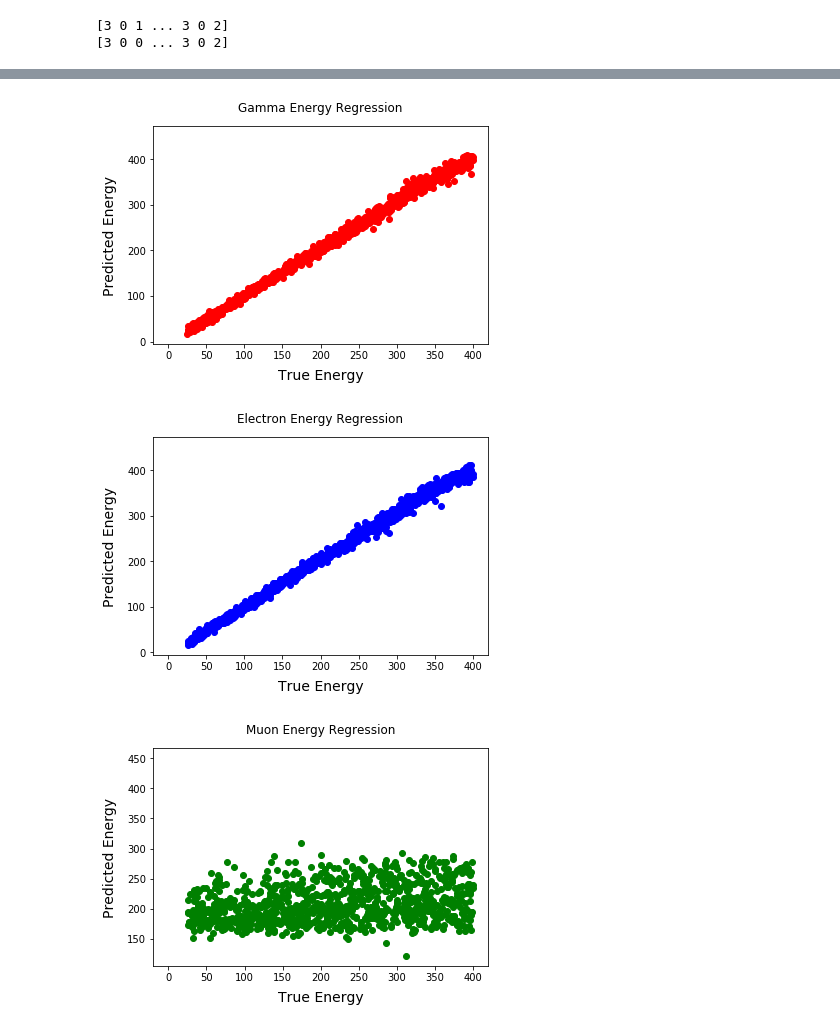
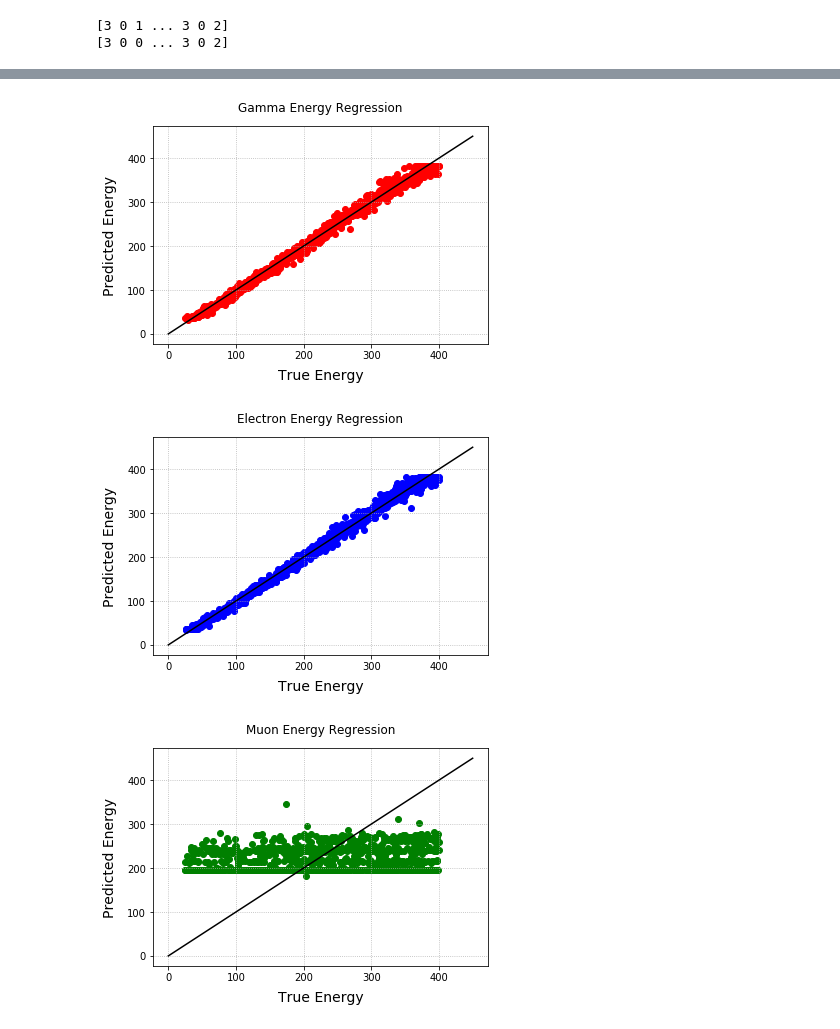
Before and after one commit to tonydp03/ParticleID, a Jupyter notebook: trainandplots.ipynb, the cells around one changed output, grey strips where cells are left out. Drawn from its saved outputs; the diff is of its cells as text; code cells hidden in the pictures.

Commit message:
updated train.py

```diff
--- a/trainandplots.ipynb
+++ b/trainandplots.ipynb
@@ -141,8 +141,9 @@ def full_model():
         dense_id = Dense(16, activation='relu', kernel_initializer='random_uniform', name='dense_id2')(dense_id)
         pid = Dense(classes, activation='softmax', kernel_initializer='random_uniform', name='pid_output')(dense_id)
 
-        dense_er = Dense(64, activation='relu', kernel_initializer='random_uniform', name='dense_er1')(dense)
-        dense_er = Dense(8, activation='relu', kernel_initializer='random_uniform', name='dense_er2')(dense_er)
+        dense_er = Dense(64, activation='sigmoid', kernel_initializer='random_uniform', name='dense_er1')(dense)
+        dense_er = Dense(16, activation='sigmoid', kernel_initializer='random_uniform', name='dense_er2')(dense_er)
+
         enreg = Dense(1, name='enreg_output')(dense_er)
 
         model = Model(inputs=input_img, outputs=[pid, enreg])
@@ -155,7 +156,7 @@ print('Creating model...')
 model = full_model()
 model.summary()
 
-history = model.fit(x_train, {'pid_output': pid_train, 'enreg_output': en_train_norm}, batch_size=batch_size, epochs=epochs, validation_split=0.1, callbacks=[EarlyStopping(monitor='val_loss', patience=10, verbose=1, restore_best_weights=True)], shuffle=True, verbose=1)
+history = model.fit(x_train, {'pid_output': pid_train, 'enreg_output': en_train_norm}, batch_size=batch_size, epochs=epochs, validation_split=0.1, callbacks=[EarlyStopping(monitor='val_loss', patience=5, verbose=1, restore_best_weights=True)], shuffle=True, verbose=1)
 history_save = pd.DataFrame(history.history).to_hdf(save_dir + history_name + ".h5", "history", append=False)
 # %% [output]
 Creating model...
@@ -331,38 +331,41 @@ Normalized confusion matrix
 #gamma's energy
 fig1 = plt.figure(1)
 plt.scatter(gamma_true_en, gamma_reco_en, color='red')
-plt.plot([0,0],[450,450], color="black", linestyle='solid')
 plt.title('Gamma Energy Regression', y=1.04)
 plt.xlabel('True Energy', labelpad=8, fontsize=14)
 plt.ylabel('Predicted Energy', labelpad=10, fontsize=14)
-plt.savefig(plotdir + 'gammaEn.png')
+plt.plot([0,450],[0,450], color='black')
+plt.grid(linestyle=':')
+# plt.savefig(plotdir + 'gammaEn.png')
 fig1.show()
 # %% [output]
-[figure, old version]
+[figure, new version]
 # %%
 #electron's energy
 fig2 = plt.figure(2)
 plt.scatter(electron_true_en, electron_reco_en, color='blue')
-plt.plot([0,0],[450,450], color="black", linestyle='-')
 plt.title('Electron Energy Regression', y=1.04)
 plt.xlabel('True Energy', labelpad=8, fontsize=14)
 plt.ylabel('Predicted Energy', labelpad=10, fontsize=14)
-plt.savefig(plotdir + 'electronEn.png')
+plt.plot([0,450],[0,450], color='black')
+plt.grid(linestyle=':')
+# plt.savefig(plotdir + 'electronEn.png')
 fig2.show()
 # %% [output]
-[figure, old version]
+[figure, new version]
 # %%
 #muon's energy
 fig3 = plt.figure(3)
 plt.scatter(muon_true_en, muon_reco_en, color='green')
-plt.plot([0,0],[450,450], color="black", linestyle='-')
 plt.title('Muon Energy Regression', y=1.04)
 plt.xlabel('True Energy', labelpad=8, fontsize=14)
 plt.ylabel('Predicted Energy', labelpad=10, fontsize=14)
-plt.savefig(plotdir + 'muonEn.png')
-fig1.show()
+plt.plot([0,450],[0,450], color='black')
+plt.grid(linestyle=':')
+# plt.savefig(plotdir + 'muonEn.png')
+fig3.show()
 # %% [output]
-[figure, old version]
+[figure, new version]
 # %%
 #pion_c's energy
 fig4 = plt.figure(4)
```
Also changed, not shown: parts of 11 cells of this notebook, 2 other files.
